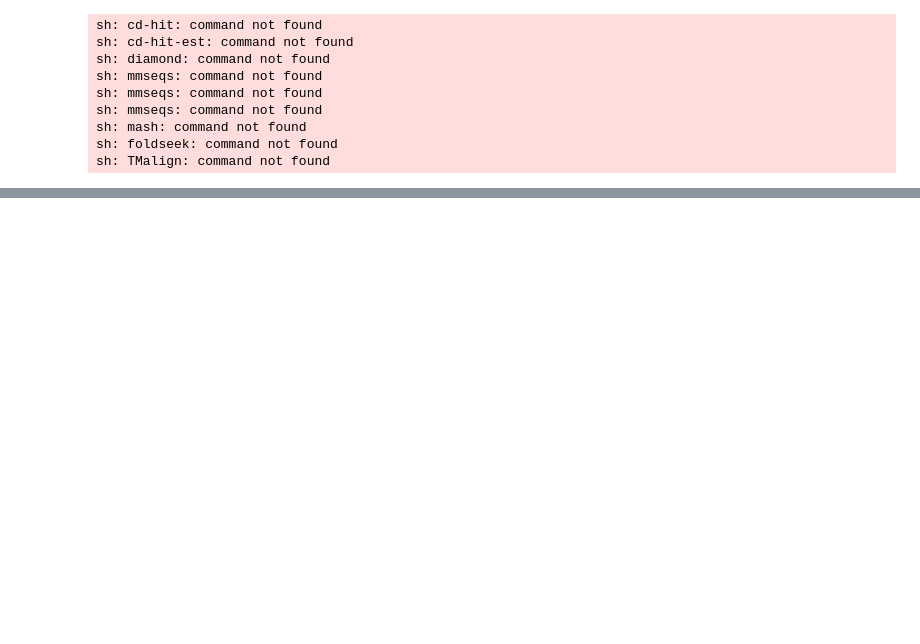
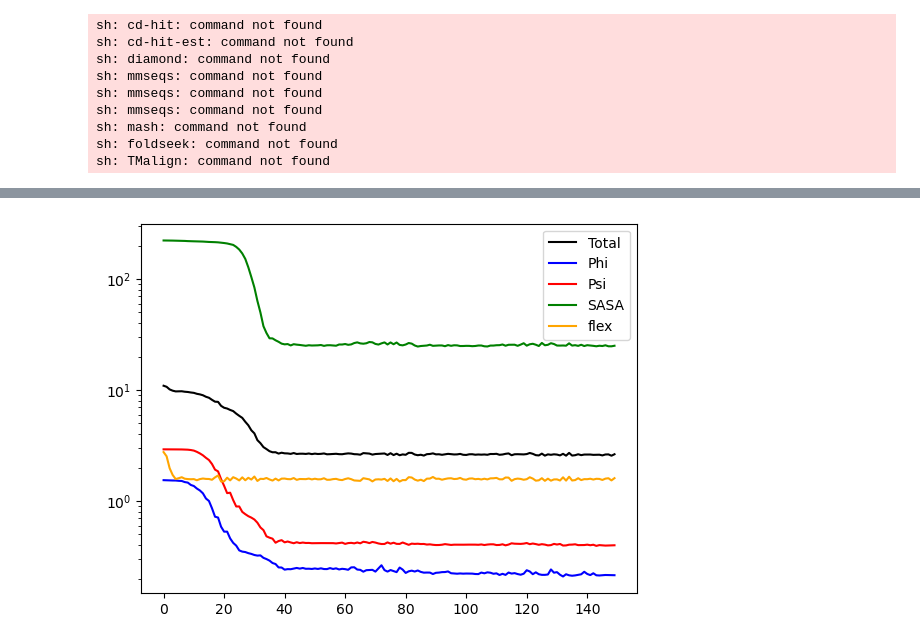
Before and after one commit to lthomes/glycontact, a Jupyter notebook: ConformerLearning.ipynb, the cells around one changed output, grey strips where cells are left out. Cells and saved outputs as stored; diff of their text form; code cells hidden in the pictures; blank space fills up the shorter version.

```diff
--- a/ConformerLearning.ipynb
+++ b/ConformerLearning.ipynb
@@ -37,0 +53,14 @@ else:
+# %%
+model = GINSweetNet(len(lib), num_classes=4, hidden_dim=256).to("cuda")
+optim = torch.optim.Adam(model.parameters(), lr=0.001)
+scheduler = LinearWarmupCosineAnnealingLR(optimizer=optim, warmup_epochs=25, max_epochs=50, warmup_start_lr=1e-5, eta_min=1e-7)
+metrics, model = train_model(
+    model,
+    {
+        "train": torch_geometric.loader.DataLoader([x[0] for x in multi_train], batch_size=64, shuffle=True),
+        "val": torch_geometric.loader.DataLoader([x[0] for x in multi_test], batch_size=64),
+    },
+    optim,
+    scheduler,
+    num_epochs=150,
+)
@@ -37,0 +85,13 @@ else:
+# %%
+plt.plot(metrics["val"]["loss"], c="black", label="Total")
+plt.plot(metrics["val"]["phi_loss"], c="blue", label="Phi")
+plt.plot(metrics["val"]["psi_loss"], c="red", label="Psi")
+plt.plot(metrics["val"]["sasa_loss"], c="green", label="SASA")
+plt.plot(metrics["val"]["flex_loss"], c="orange", label="flex")
+
+plt.yscale("log")
+plt.legend()
+
+plt.show()
+# %% [output]
+[figure, added]
```
Also changed, not shown: parts of 18 cells of this notebook, 2 other files.
